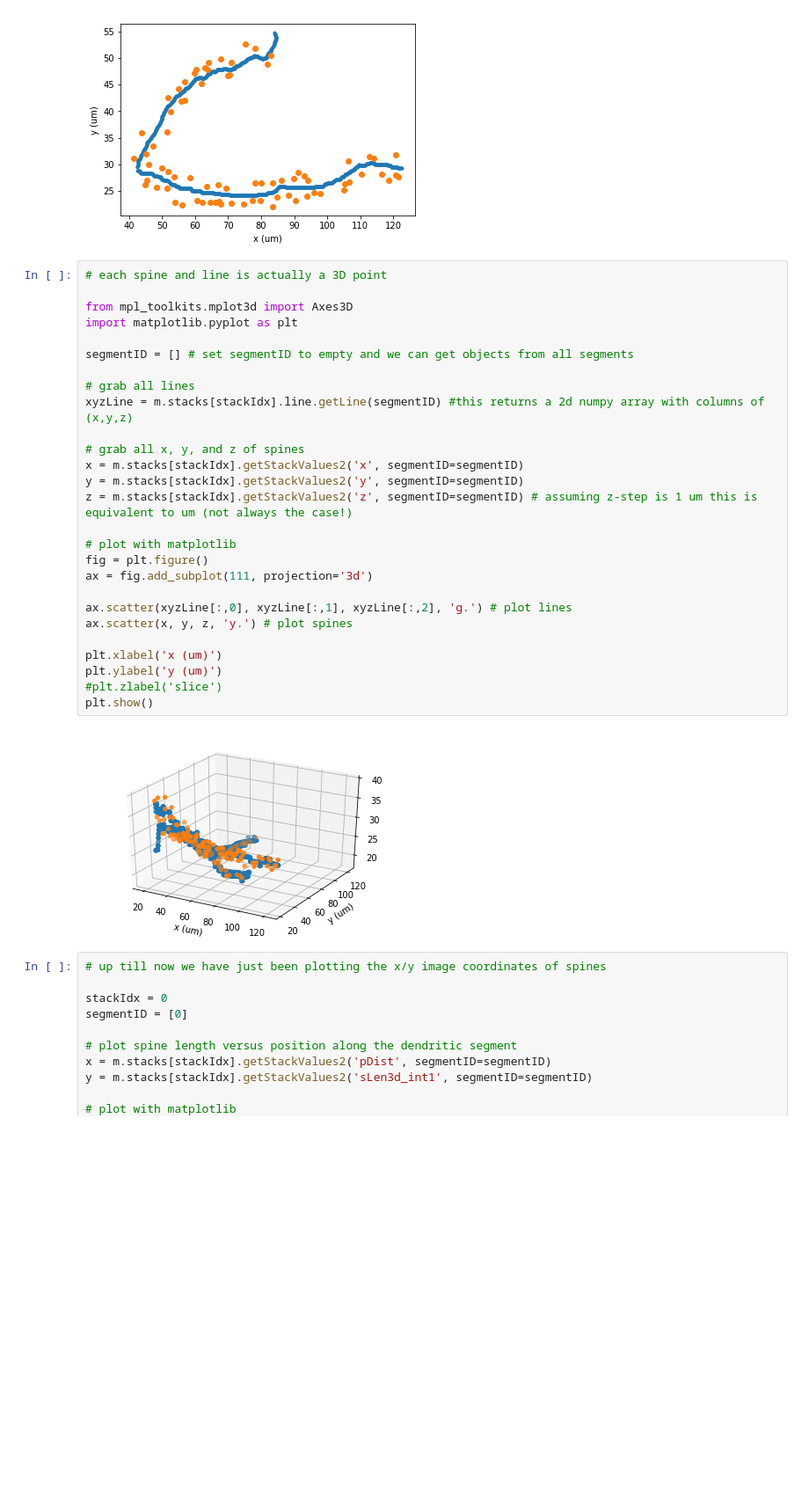
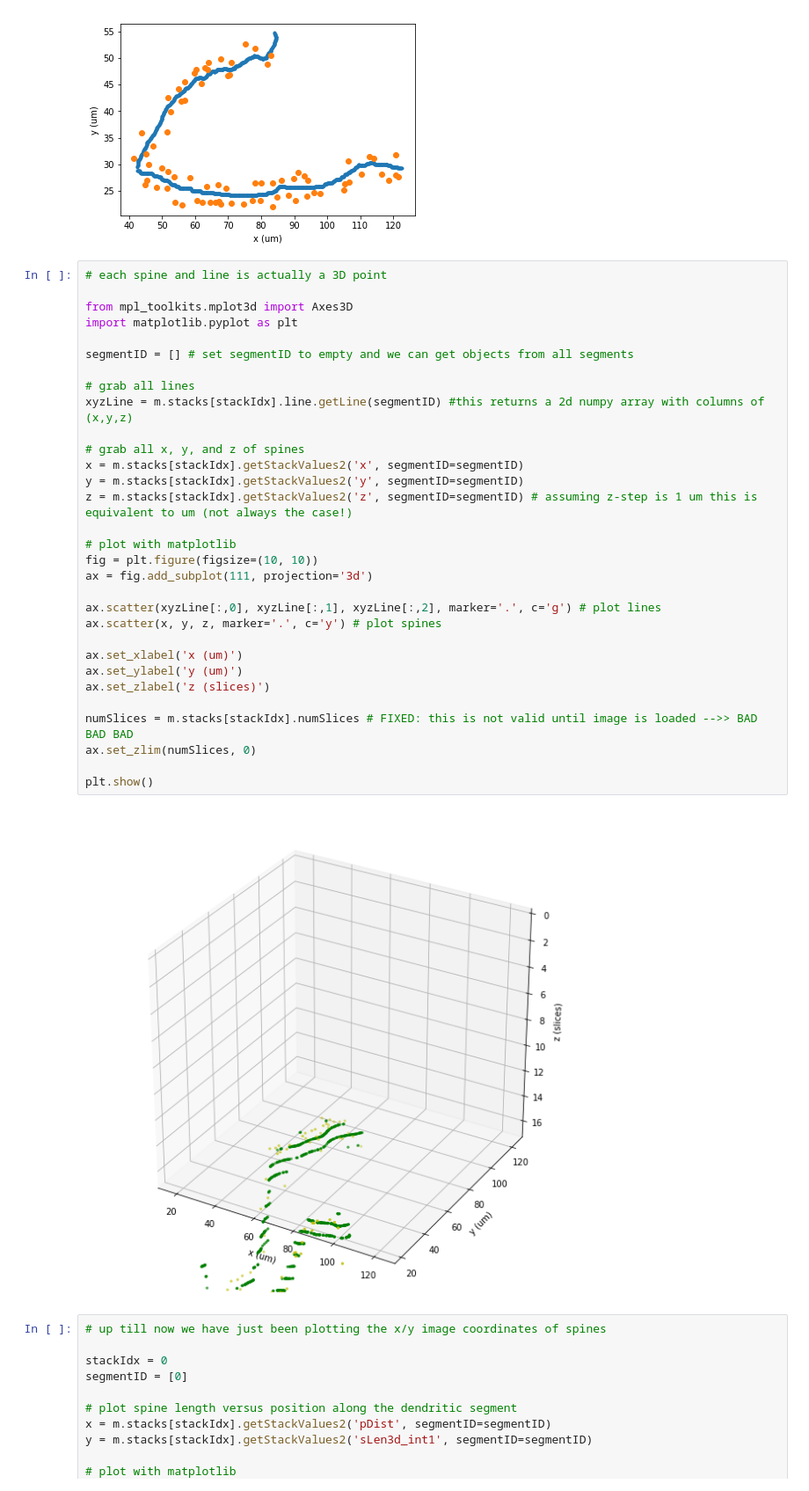
Before and after one commit to cudmore/PyMapManager, a Jupyter notebook: PyMapManager/examples/stack.ipynb, the cells around one changed output. Shown at 88% size. Cells and saved outputs as stored; diff of their text form; blank space fills up the shorter version.

```diff
--- a/PyMapManager/examples/stack.ipynb
+++ b/PyMapManager/examples/stack.ipynb
@@ -102,32 +257,36 @@ plt.show()
 # %%
 # each spine and line is actually a 3D point
 
 from mpl_toolkits.mplot3d import Axes3D
 import matplotlib.pyplot as plt
 
 segmentID = [] # set segmentID to empty and we can get objects from all segments
 
 # grab all lines
 xyzLine = m.stacks[stackIdx].line.getLine(segmentID) #this returns a 2d numpy array with columns of (x,y,z)
 
 # grab all x, y, and z of spines
 x = m.stacks[stackIdx].getStackValues2('x', segmentID=segmentID)
 y = m.stacks[stackIdx].getStackValues2('y', segmentID=segmentID)
 z = m.stacks[stackIdx].getStackValues2('z', segmentID=segmentID) # assuming z-step is 1 um this is equivalent to um (not always the case!)
 
 # plot with matplotlib
-fig = plt.figure()
+fig = plt.figure(figsize=(10, 10))
 ax = fig.add_subplot(111, projection='3d')
 
-ax.scatter(xyzLine[:,0], xyzLine[:,1], xyzLine[:,2], 'g.') # plot lines
-ax.scatter(x, y, z, 'y.') # plot spines
+ax.scatter(xyzLine[:,0], xyzLine[:,1], xyzLine[:,2], marker='.', c='g') # plot lines
+ax.scatter(x, y, z, marker='.', c='y') # plot spines
 
-plt.xlabel('x (um)')
-plt.ylabel('y (um)')
-#plt.zlabel('slice')
+ax.set_xlabel('x (um)')
+ax.set_ylabel('y (um)')
+ax.set_zlabel('z (slices)')
+
+numSlices = m.stacks[stackIdx].numSlices # FIXED: this is not valid until image is loaded -->> BAD BAD BAD
+ax.set_zlim(numSlices, 0)
+
 plt.show()
 # %% [output]
-[figure, old version]
+[figure, new version]
 # %%
 # up till now we have just been plotting the x/y image coordinates of spines
 
```
Also changed, not shown: parts of 16 cells of this notebook, 16 other files.
